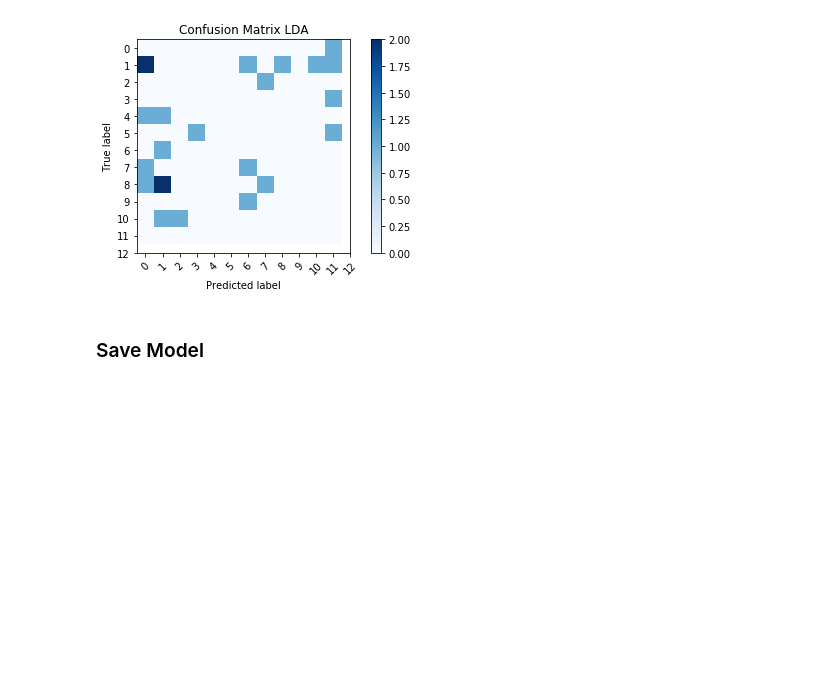
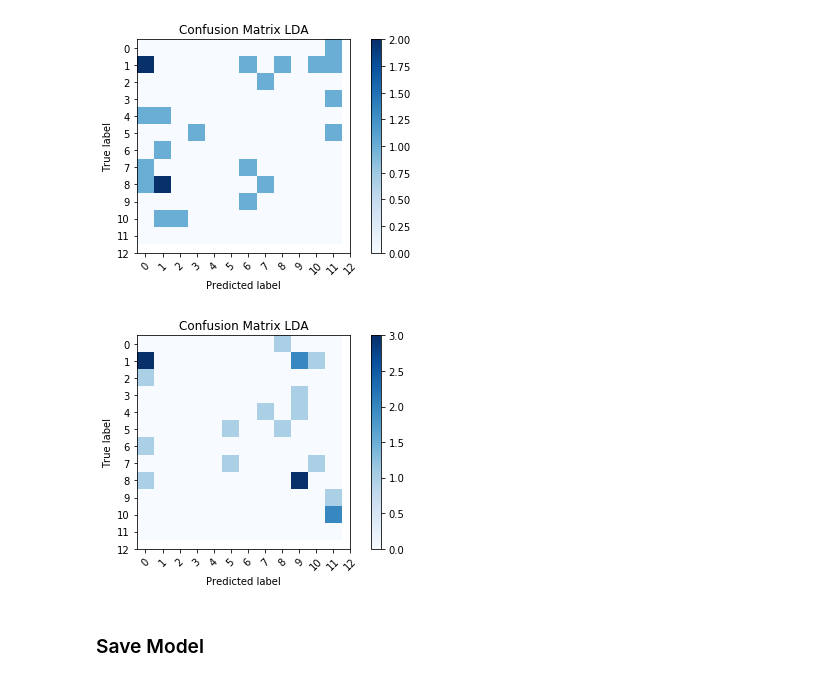
Before and after one commit to Appyx/Airbender-ML-Experimental, a Jupyter notebook: main.ipynb, the cells around one changed output. Saved outputs shown, nothing was run; the diff lists cells and outputs as text; code cells hidden in the pictures; blank space fills up the shorter version.

Commit message:
added random forest

```diff
--- a/main.ipynb
+++ b/main.ipynb
@@ -115,6 +115,6 @@ from sklearn.metrics import confusion_matrix
 cm = confusion_matrix(y_test, predicted_y)
 
 ### Random Forest
-cm_rf = confusion_matrix(y_test, rf_predicted_y)
+rf_cm = confusion_matrix(y_test, rf_predicted_y)
 # %%
 classes = [0,1,2,3,4,5,6,7,8,9,10,11,12]
@@ -130,6 +132,22 @@ plt.xlabel('Predicted label')
 plt.tight_layout()
 # %% [output]
 [figure]
+# %%
+classes = [0,1,2,3,4,5,6,7,8,9,10,11,12]
+
+### Random Forest
+plt.imshow(rf_cm, interpolation='nearest', cmap=plt.cm.Blues)
+plt.title("Confusion Matrix LDA")
+plt.colorbar()
+tick_marks = np.arange(len(classes))
+plt.xticks(tick_marks, classes, rotation=45)
+plt.yticks(tick_marks, classes)
+
+plt.ylabel('True label')
+plt.xlabel('Predicted label')
+plt.tight_layout()
+# %% [output]
+[figure, added]
 # %% [markdown]
 ### Save Model
 # %%
```
Also changed, not shown: parts of 2 cells of this notebook.
